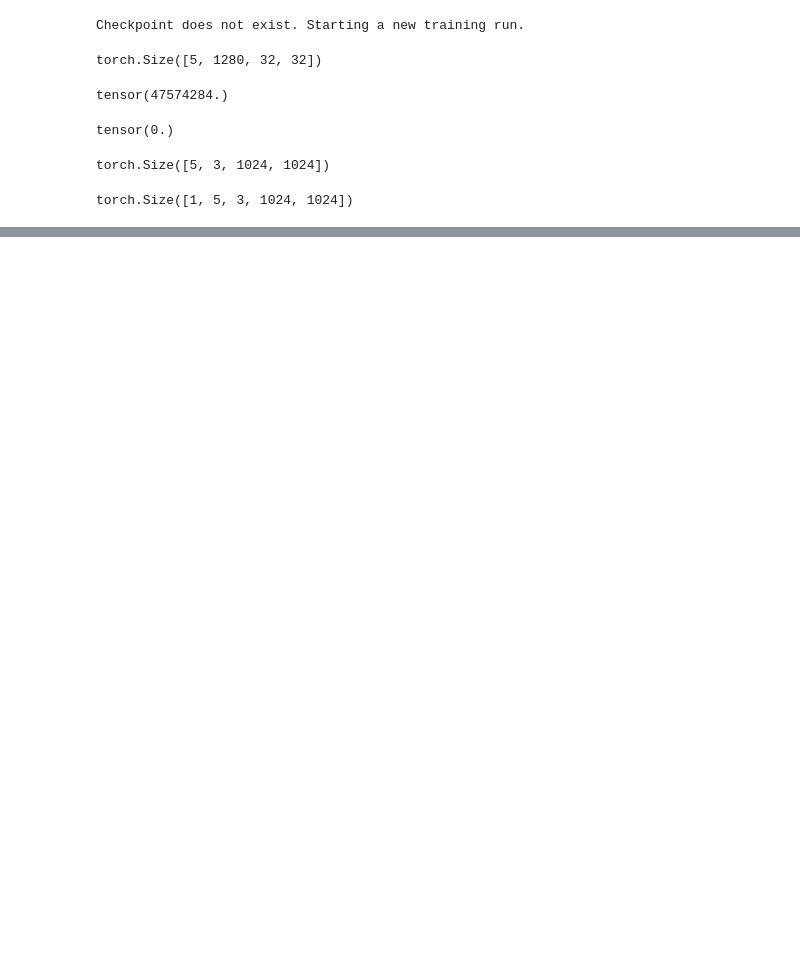
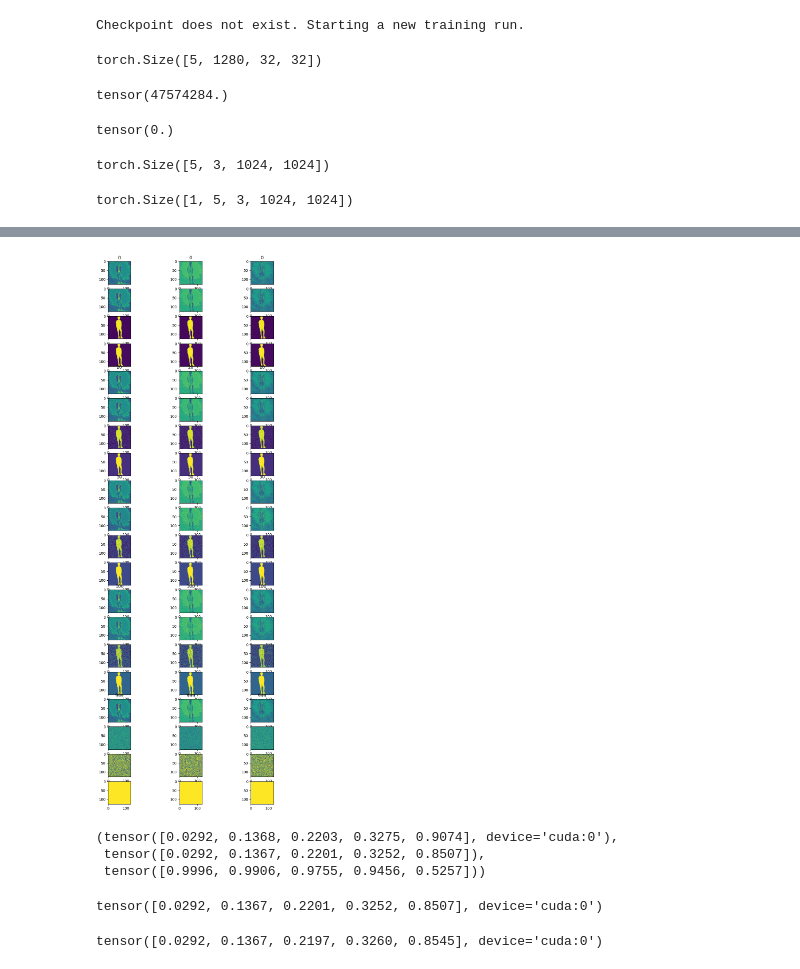
Before and after one commit to EkaterinaAdishcheva/Diploma, a Jupyter notebook: notebooks/tune.ipynb, the cells around one changed output, grey strips where cells are left out. Drawn from its saved outputs; the diff is of its cells as text; code cells hidden in the pictures; blank space fills up the shorter version.

```diff
--- a/notebooks/tune.ipynb
+++ b/notebooks/tune.ipynb
@@ -910,3 +1010,29 @@ len(projector_results)
+# %%
+f, axarr = plt.subplots(4*5, 3, figsize=(10, 27))
+for m in range(5):
+    for n in range(3):
+        axarr[4*m][n].imshow(latents[m][n].cpu())
+        axarr[4*m][n].set_title(timesteps[m].item())
+        axarr[4*m+1][n].imshow(noisy_latents[m][n].cpu())
+        axarr[4*m+2][n].imshow((noisy_mask_latents_actual[m][n].cpu() ** 2) ** 0.5, vmin=0, vmax=1)
+        axarr[4*m+3][n].imshow(noisy_mask_latents[m][n].cpu(), vmin=0, vmax=1)
+plt.show()
+# %% [output]
+[figure, added]
+# %%
+(noisy_latents - latents).std(dim=(1,2,3)), (1 - noise_scheduler.alphas_cumprod[timesteps.cpu()])**0.5, noise_scheduler.alphas_cumprod[timesteps.cpu()]**0.5
+# %% [output]
+(tensor([0.0292, 0.1368, 0.2203, 0.3275, 0.9074], device='cuda:0'),
+ tensor([0.0292, 0.1367, 0.2201, 0.3252, 0.8507]),
+ tensor([0.9996, 0.9906, 0.9755, 0.9456, 0.5257]))
+# %%
+noisy_mask_latents[:,0,0,0]
+# %% [output]
+tensor([0.0292, 0.1367, 0.2201, 0.3252, 0.8507], device='cuda:0')
+# %%
+noisy_mask_latents_actual.std(axis=(1,2,3))
+# %% [output]
+tensor([0.0292, 0.1367, 0.2197, 0.3260, 0.8545], device='cuda:0')
 # %%
 diff = np.zeros(shape=(5, len(projector_results)-1))
 for i in range(diff.shape[1]-1):
```
Also changed, not shown: parts of 19 cells of this notebook, 10 other files.
